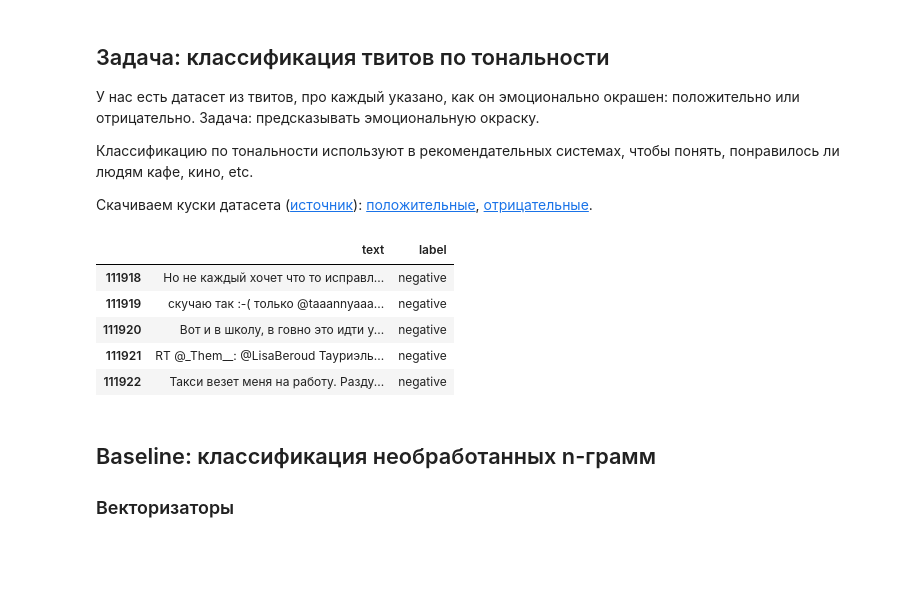
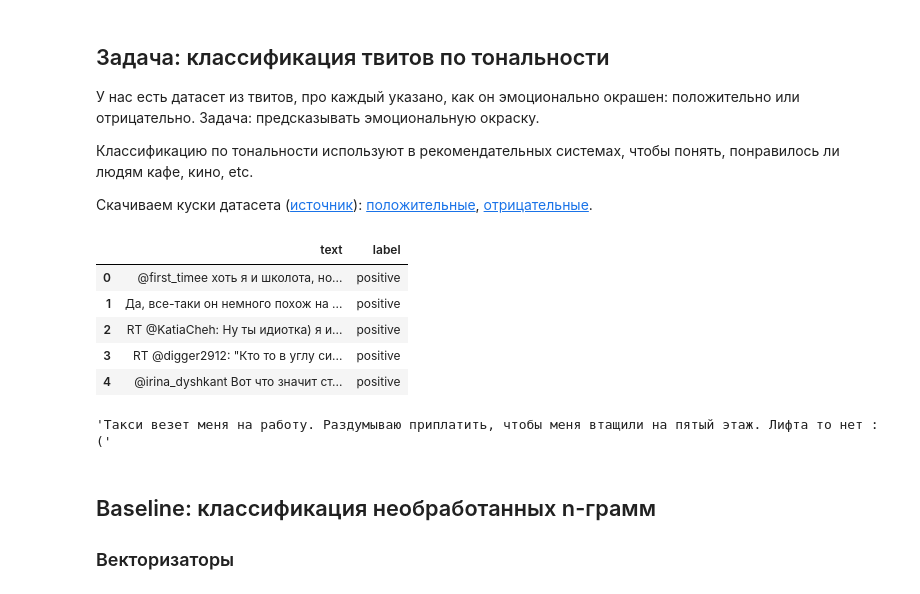
Before and after one commit to maryszmary/DPO_2020, a Jupyter notebook: 4/preprocessing.ipynb, the cells around one changed output. Saved outputs shown, nothing was run; the diff lists cells and outputs as text; code cells hidden in the pictures; blank space fills up the shorter version.

```diff
--- a/4/preprocessing.ipynb
+++ b/4/preprocessing.ipynb
@@ -25,12 +27,16 @@ df = positive.append(negative)
 # %%
-df.tail()
+df.head()
 # %% [output]
 |  | text | label |
-| 111918 | Но не каждый хочет что то исправл... | negative |
-| 111919 | скучаю так :-( только @taaannyaaa... | negative |
-| 111920 | Вот и в школу, в говно это идти у... | negative |
-| 111921 | RT @_Them__: @LisaBeroud Тауриэль... | negative |
-| 111922 | Такси везет меня на работу. Разду... | negative |
+| 0 | @first_timee хоть я и школота, но... | positive |
+| 1 | Да, все-таки он немного похож на ... | positive |
+| 2 | RT @KatiaCheh: Ну ты идиотка) я и... | positive |
+| 3 | RT @digger2912: "Кто то в углу си... | positive |
+| 4 | @irina_dyshkant Вот что значит ст... | positive |
+# %%
+df.text.iloc[-1]
+# %% [output]
+'Такси везет меня на работу. Раздумываю приплатить, чтобы меня втащили на пятый этаж. Лифта то нет :('
 # %%
 x_train, x_test, y_train, y_test = train_test_split(df.text, df.label)
 # %% [markdown]
```
Also changed, not shown: parts of 27 cells of this notebook.
